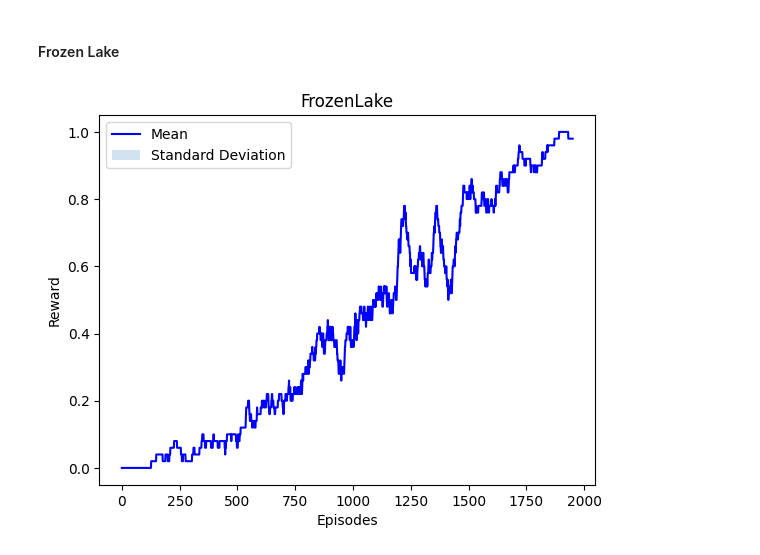
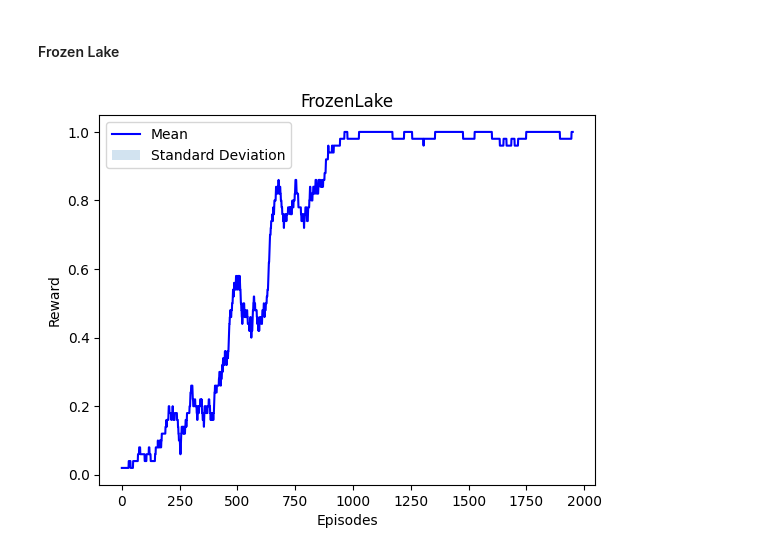
Before and after one commit to Floris93100/Blackjack-FFNN, a Jupyter notebook: src/FFNN_blackjack.ipynb, the cells around one changed output. Saved outputs shown, nothing was run; the diff lists cells and outputs as text; code cells hidden in the pictures.

```diff
--- a/src/FFNN_blackjack.ipynb
+++ b/src/FFNN_blackjack.ipynb
@@ -767,9 +781,10 @@ layers = [20,100,100,100]
 threshold = 0.5
 lr = 0.001
 
+#RL hyperparameters
 episodes = 2000
 epsilon = 0.99
-epsilon_decay = epsilon / (episodes)
+epsilon_decay = epsilon / (episodes / 2)
 discount_factor = 0.9
 batch_size = 32
 update_td_target = 10
@@ -780,32 +795,32 @@ env = gym.wrappers.RecordEpisodeStatistics(env, deque_size=episodes)
 
 
 total_rewards = []
-for i in range(1):
+for i in range(5):
     agent = DQFFNNAgent(
         env,
         device=device,
         layers=layers,
         threshold=threshold,
         lr=lr,
         epsilon=epsilon,
         epsilon_decay=epsilon_decay,
         discount_factor=discount_factor,
         batch_size=batch_size,
         update_td_target=update_td_target,
         buffer_size=buffer_size
     )
 
     play_game(env, episodes, agent, False, False, True)
     rewards = np.array(env.return_queue).flatten()
     total_rewards.append(rewards)
 
 average_reward = sum(rewards)/episodes
 variance = sum([((x - average_reward) ** 2) for x in rewards]) / (episodes - 1)
 agent.model.save_model(path='../models/FrozenLake_DQFFNN_model.pth')
 
 #print("Rewards: ", rewards)
 # print("Average Reward: ", average_reward)
 # print("Variance: ", variance)
 plot_reward(total_rewards, "FrozenLake", f"FrozenLake_DQFFNN_agent_lr={lr}_df={discount_factor}_batch={batch_size}_update={update_td_target}_buffer={buffer_size}", ["Frozen Lake"],plot_variance=True , rolling_length=50)
 # %% [output]
-[figure, old version]
+[figure, new version]
```
Also changed, not shown: parts of 11 cells of this notebook, 2 other files.
